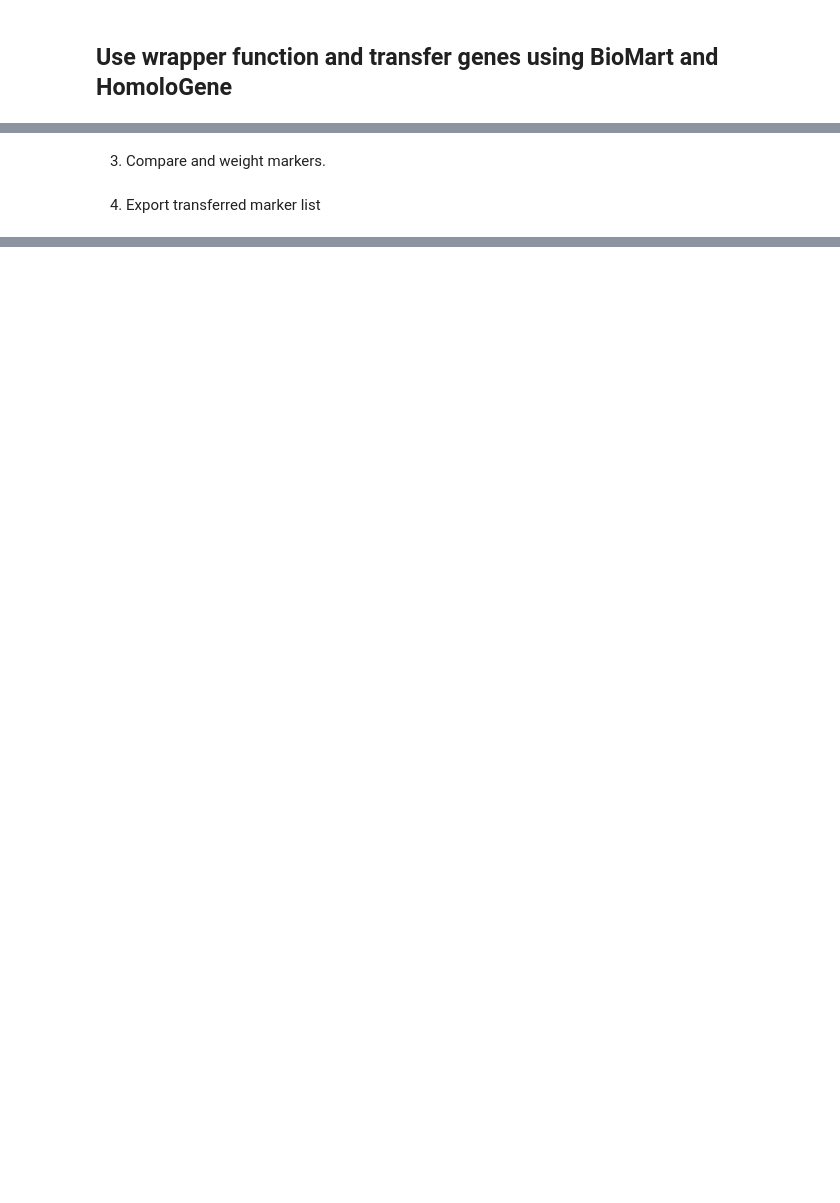
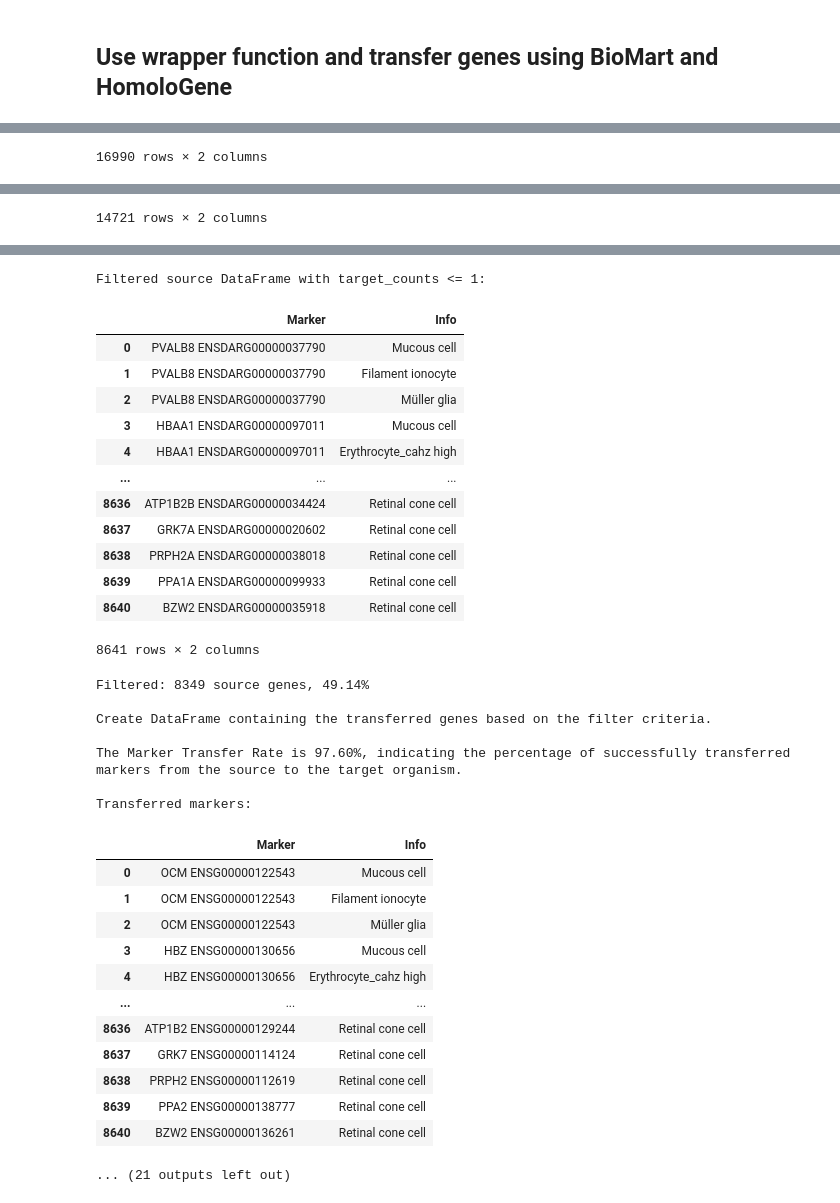
Before and after one commit to loosolab/biodaten23-24-scATAC-clustering, a Jupyter notebook: wp2/codes/homology_notebook.ipynb, the cells around one changed output, grey strips where cells are left out. Drawn from its saved outputs; the diff is of its cells as text; code cells hidden in the pictures; blank space fills up the shorter version.

```diff
--- a/wp2/codes/homology_notebook.ipynb
+++ b/wp2/codes/homology_notebook.ipynb
@@ -214,2 +190,0 @@ display(transferred_list)
-# %% [markdown]
-3. Compare and weight markers.
@@ -219,2 +190,0 @@ results_panglao = score.update_scores(df=results_scored, repo_path=repo_path)
-# %% [markdown]
-4. Export transferred marker list
@@ -222,0 +191,24 @@ mr.export_marker_list(results_panglao, file_name="HomoloGene", marker_id="symbol
+# %%
+# The main goal of this notebook is to identify homologous genetic markers in a target organism based
+# on markers from a source organism using the BioMart or HomoloGene databases
+
+# The source and target organisms are set with the value "None" at the beginning so that the user can choose from the list
+# of available organisms
+
+# As explained above, this notebook was created specifically to translate zebrafish markers (source organims)
+# to human markers (target organisms)
+
+# To expedite the search for marker lists, we utilize the name of the individual who uploaded the zebra markers
+# to the repository (Marta Quintanilla)
+
+# Continuing witht the filtering process, we select the file "zebra_complete", which contains the list of tissues uploaded
+# using the notebooks "mySubmit_Tissues.ipynb" and "mySubmit.ipynb"
+
+# The output of the function is a new list containing the transferred markers
+# These markers undergo weighing before being utilized as input for the annotation tool
+# Finally, the function provides the path where the new markers are located, obtained through both the BioMart and
+# HomoloGene approaches
+
+marker_lists_homo = wrap.transfer_markers(target_org="human 9606", source_df=None, repo_path=repo_path, target_counts=1,
+                      weight_markers=True, export_suffix="remove")
+# %% [output]
@@ -222,0 +244 @@ mr.export_marker_list(results_panglao, file_name="HomoloGene", marker_id="symbol
+16990 rows × 2 columns
@@ -222,0 +266 @@ mr.export_marker_list(results_panglao, file_name="HomoloGene", marker_id="symbol
+14721 rows × 2 columns
@@ -222,0 +268,34 @@ mr.export_marker_list(results_panglao, file_name="HomoloGene", marker_id="symbol
+Filtered source DataFrame with target_counts <= 1:
+|  | Marker | Info |
+| 0 | PVALB8 ENSDARG00000037790 | Mucous cell |
+| 1 | PVALB8 ENSDARG00000037790 | Filament ionocyte |
+| 2 | PVALB8 ENSDARG00000037790 | Müller glia |
+| 3 | HBAA1 ENSDARG00000097011 | Mucous cell |
+| 4 | HBAA1 ENSDARG00000097011 | Erythrocyte_cahz high |
+| ... | ... | ... |
+| 8636 | ATP1B2B ENSDARG00000034424 | Retinal cone cell |
+| 8637 | GRK7A ENSDARG00000020602 | Retinal cone cell |
+| 8638 | PRPH2A ENSDARG00000038018 | Retinal cone cell |
+| 8639 | PPA1A ENSDARG00000099933 | Retinal cone cell |
+| 8640 | BZW2 ENSDARG00000035918 | Retinal cone cell |
+8641 rows × 2 columns
+Filtered: 8349 source genes, 49.14%
+
+Create DataFrame containing the transferred genes based on the filter criteria.
+
+The Marker Transfer Rate is 97.60%, indicating the percentage of successfully transferred markers from the source to the target organism.
+
+Transferred markers:
+|  | Marker | Info |
+| 0 | OCM ENSG00000122543 | Mucous cell |
+| 1 | OCM ENSG00000122543 | Filament ionocyte |
+| 2 | OCM ENSG00000122543 | Müller glia |
+| 3 | HBZ ENSG00000130656 | Mucous cell |
+| 4 | HBZ ENSG00000130656 | Erythrocyte_cahz high |
+| ... | ... | ... |
+| 8636 | ATP1B2 ENSG00000129244 | Retinal cone cell |
+| 8637 | GRK7 ENSG00000114124 | Retinal cone cell |
+| 8638 | PRPH2 ENSG00000112619 | Retinal cone cell |
+| 8639 | PPA2 ENSG00000138777 | Retinal cone cell |
+| 8640 | BZW2 ENSG00000136261 | Retinal cone cell |
+... (21 outputs left out)
```
Also changed, not shown: parts of 58 cells of this notebook, 1 other file.
